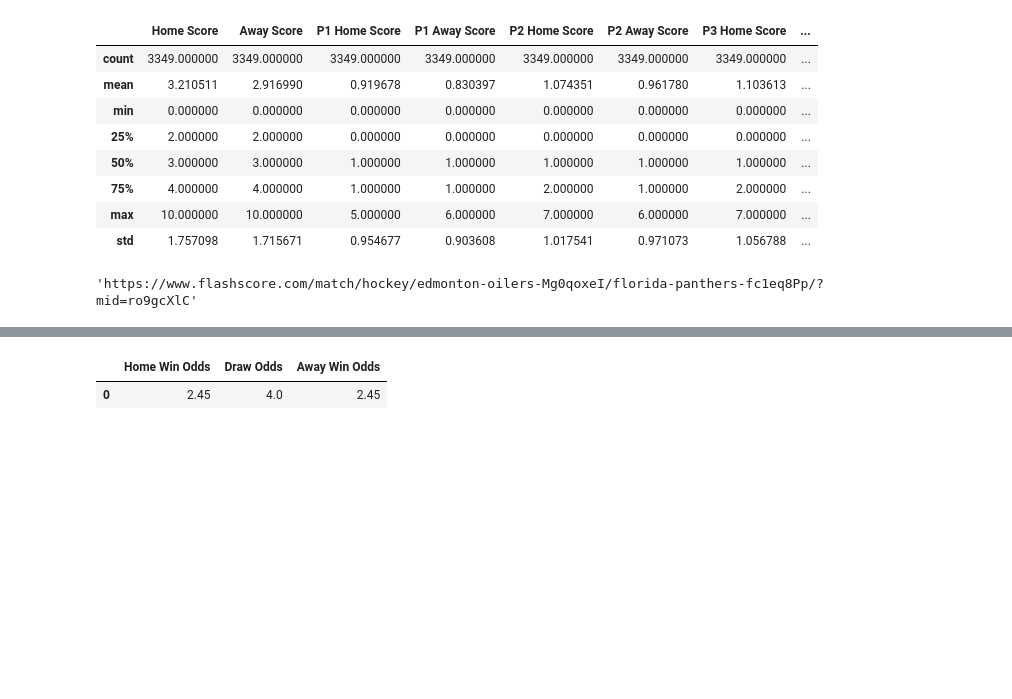
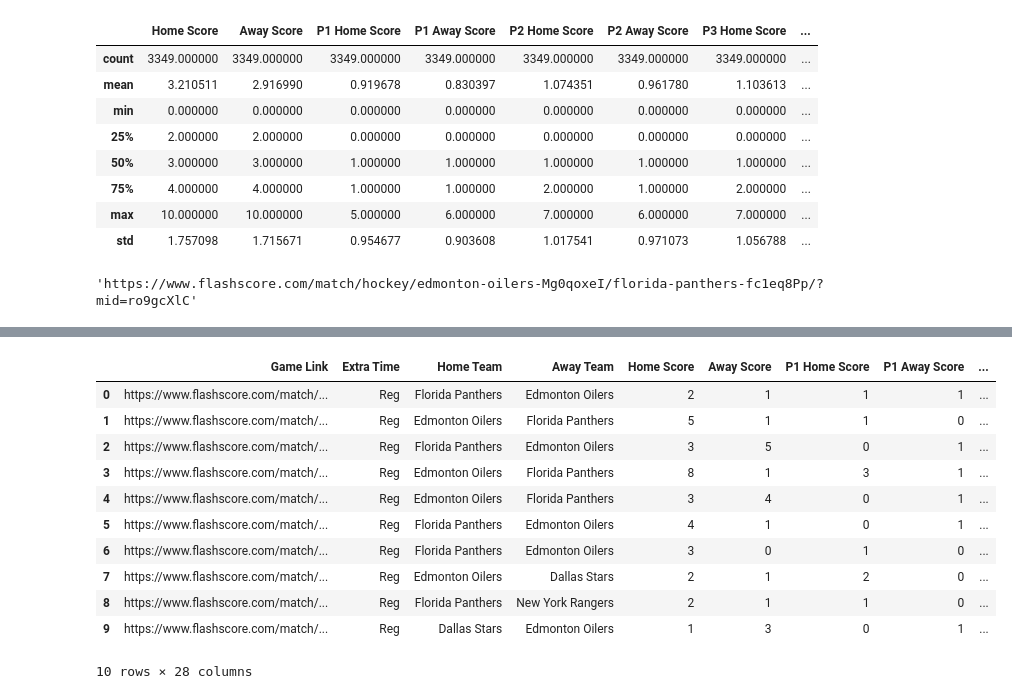
Before and after one commit to emmettd247/SportOnIce, a Jupyter notebook: create_master_games_data.ipynb, the cells around one changed output, grey strips where cells are left out. Drawn from its saved outputs; the diff is of its cells as text; code cells hidden in the pictures; blank space fills up the shorter version.

```diff
--- a/create_master_games_data.ipynb
+++ b/create_master_games_data.ipynb
@@ -21,6 +21,14 @@ all_games = pd.concat([games_0, games_1, games_2], ignore_index=True)
 # reset index
 all_games.reset_index(drop=True, inplace=True)
 
+# create Game_ID column
+all_games["Game_ID"] = (
+    all_games["Date"].dt.strftime("%Y-%m-%d") + "-" +
+    all_games["Time"].astype(str) + "|" +
+    all_games["Home Team"].astype(str) + " vs " +
+    all_games["Away Team"].astype(str)
+)
+
 # inspect
 all_games.info()
 all_games.head()
@@ -170,11 +190,21 @@ print(master_odds_1x2)
-# %%
-# convert master_odds_1x2 to dataframe with Home Win, Draw, Away Win (all regular time)
-master_odds_1x2_df = pd.DataFrame(
-    master_odds_1x2,
-    columns=['Home Win Odds', 'Draw Odds', 'Away Win Odds']
-)
-
-master_odds_1x2_df
-# %% [output]
-|  | Home Win Odds | Draw Odds | Away Win Odds |
-| 0 | 2.45 | 4.0 | 2.45 |
+# %%
+# Convert master list to DataFrame
+df_odds = pd.DataFrame(master_odds_1x2, columns=['1_Odds', 'X_Odds', '2_Odds'])
+
+# Concatenate side by side for final results
+# final_data = pd.concat([all_games.iloc[:10, :], df_odds], axis=1) # test line to usse on test sample
+final_data = pd.concat([all_games, df_odds], axis=1)
+final_data
+# %% [output]
+|  | Game Link | Extra Time | Home Team | Away Team | Home Score | Away Score | P1 Home Score | P1 Away Score | ... |
+| 0 | https://www.flashscore.com/match/... | Reg | Florida Panthers | Edmonton Oilers | 2 | 1 | 1 | 1 | ... |
+| 1 | https://www.flashscore.com/match/... | Reg | Edmonton Oilers | Florida Panthers | 5 | 1 | 1 | 0 | ... |
+| 2 | https://www.flashscore.com/match/... | Reg | Florida Panthers | Edmonton Oilers | 3 | 5 | 0 | 1 | ... |
+| 3 | https://www.flashscore.com/match/... | Reg | Edmonton Oilers | Florida Panthers | 8 | 1 | 3 | 1 | ... |
+| 4 | https://www.flashscore.com/match/... | Reg | Edmonton Oilers | Florida Panthers | 3 | 4 | 0 | 1 | ... |
+| 5 | https://www.flashscore.com/match/... | Reg | Florida Panthers | Edmonton Oilers | 4 | 1 | 0 | 1 | ... |
+| 6 | https://www.flashscore.com/match/... | Reg | Florida Panthers | Edmonton Oilers | 3 | 0 | 1 | 0 | ... |
+| 7 | https://www.flashscore.com/match/... | Reg | Edmonton Oilers | Dallas Stars | 2 | 1 | 2 | 0 | ... |
+| 8 | https://www.flashscore.com/match/... | Reg | Florida Panthers | New York Rangers | 2 | 1 | 1 | 0 | ... |
+| 9 | https://www.flashscore.com/match/... | Reg | Dallas Stars | Edmonton Oilers | 1 | 3 | 0 | 1 | ... |
+10 rows × 28 columns
```
Also changed, not shown: parts of 1 cell of this notebook.
